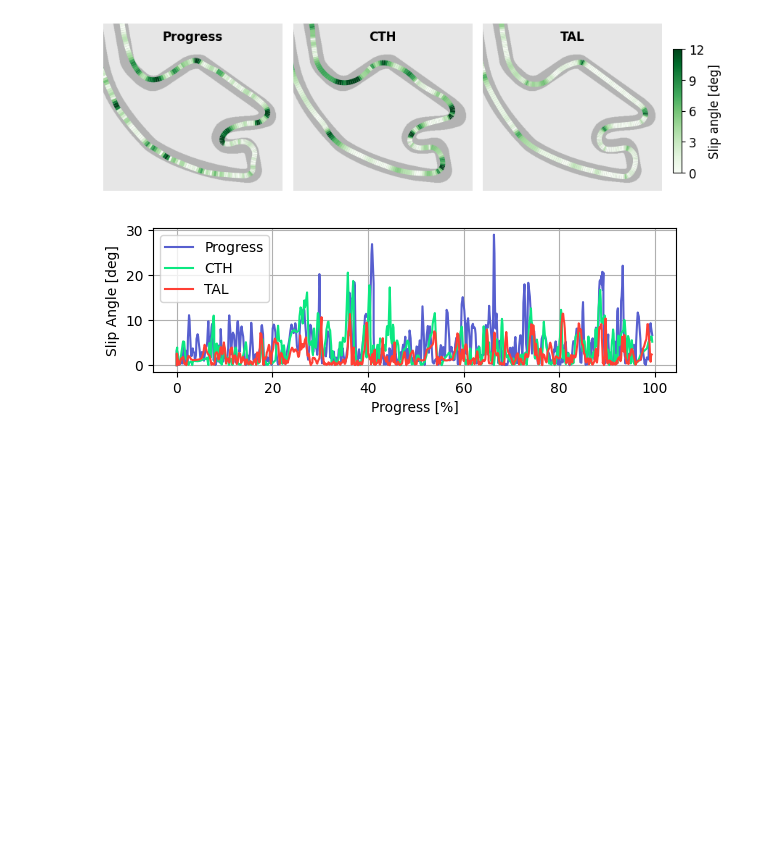
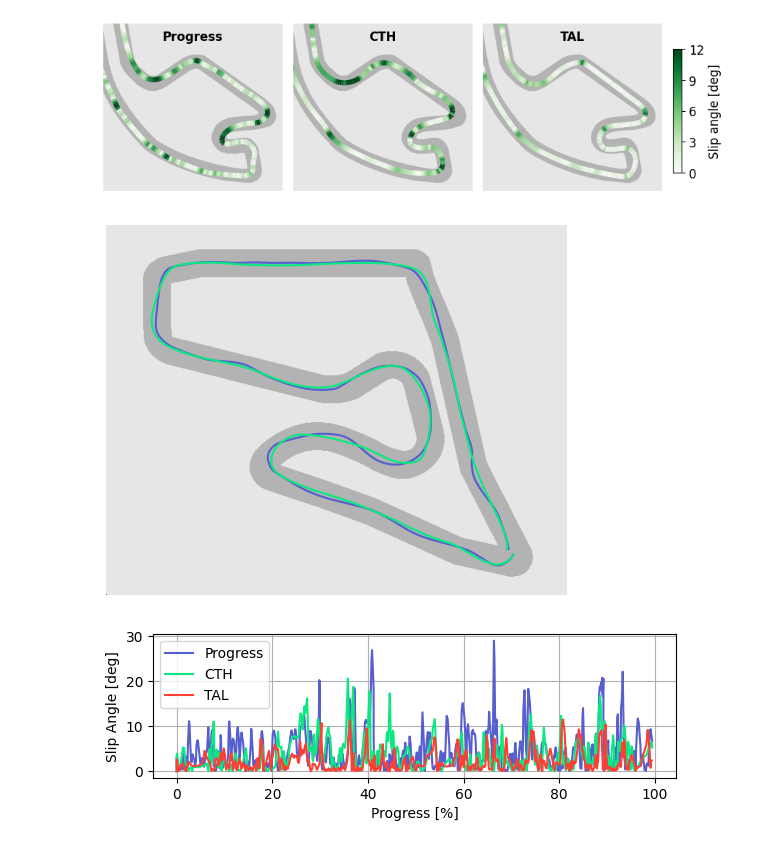
Before and after one commit to BDEvan5/f1tenth_benchmarks, a Jupyter notebook: Notebooks/drl_results.ipynb, the cells around one changed output. Saved outputs shown, nothing was run; the diff lists cells and outputs as text; code cells hidden in the pictures; blank space fills up the shorter version.

```diff
--- a/Notebooks/drl_results.ipynb
+++ b/Notebooks/drl_results.ipynb
@@ -441,6 +441,46 @@ plt.savefig(f"{save_path}drl_slip_trajectories_{test_map}.svg", bbox_inches='tig
 plt.savefig(f"{save_path}drl_slip_trajectories_{test_map}.pdf", bbox_inches='tight')
 # %% [output]
 [figure]
+# %%
+colors = [periwinkle, minty_green, red_orange]
+planner_name = "EndToEnd"
+seed = 12
+train_maps = ["esp", "mco"]
+test_map = "aut"
+reward = "TAL"
+test_ids = [f"TD3_{reward}_{seed}_{train_map}" for train_map in train_maps]
+frequency = 25
+lap_n = 2
+
+map_data = MapData(test_map)
+fig, axs = plt.subplots(1, 1, figsize=(8, 4), sharex=True, sharey=True)
+
+# plt.sca(axs[i])
+map_data.plot_map_img()
+for i, test_id in enumerate(test_ids):
+        data = np.load(f"Logs/{planner_name}/RawData_{test_ids[i]}/SimLog_{test_map}_{lap_n}.npy")[1:, :] #remove first repeated entry
+        df = pd.DataFrame(data, columns=["x", "y", "steer", "speed", "yaw", "yaw_rate", "slip", "steer_a", "speed_a", "progress"])
+        df["slip"] = df["slip"].abs()*180/np.pi
+
+        xs, ys = map_data.xy2rc(df.x, df.y)
+        plt.plot(xs, ys, label=f"{train_maps[i].upper()}", color=colors[i])
+        plt.axis('off')
+        # axs[i].set_aspect('equal')
+        # plt.xlim(650, 1110)
+        # plt.ylim(70, 500)
+        # plt.text(0.5, 0.92, f"{rewards[i]}", horizontalalignment='center', verticalalignment='center', transform=axs[i].transAxes, fontsize=12, fontweight="bold")
+
+# ax = plt.gca()
+# cax = fig.add_axes([ax.get_position().x1+0.1, ax.get_position().y0, 0.015, ax.get_position().height])
+# cbar = plt.colorbar(line, cax=cax, label="Slip angle [deg]", ticks=[0, 3, 6, 9, 12])
+# cbar.ax.set_yticklabels([0, 3, 6, 9, 12], fontsize=12)
+# cbar.set_label("Slip angle [deg]", fontsize=12)
+plt.tight_layout()
+
+# plt.savefig(f"{save_path}drl_tal_paths_{test_map}.svg", bbox_inches='tight')
+# plt.savefig(f"{save_path}drl_tal_paths_{test_map}.pdf", bbox_inches='tight')
+# %% [output]
+[figure, added]
 # %%
 planner_name = "EndToEnd"
 seed = 13
```
Also changed, not shown: 8 other files.
